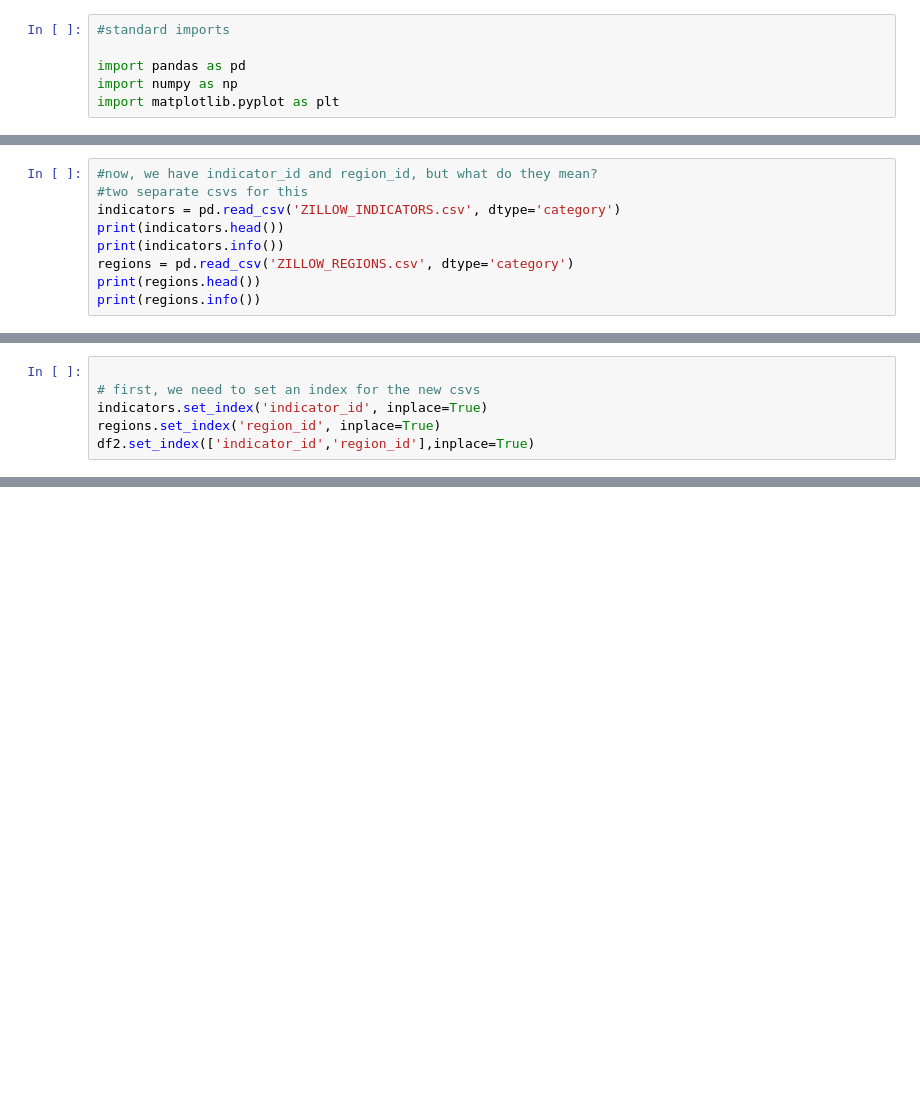
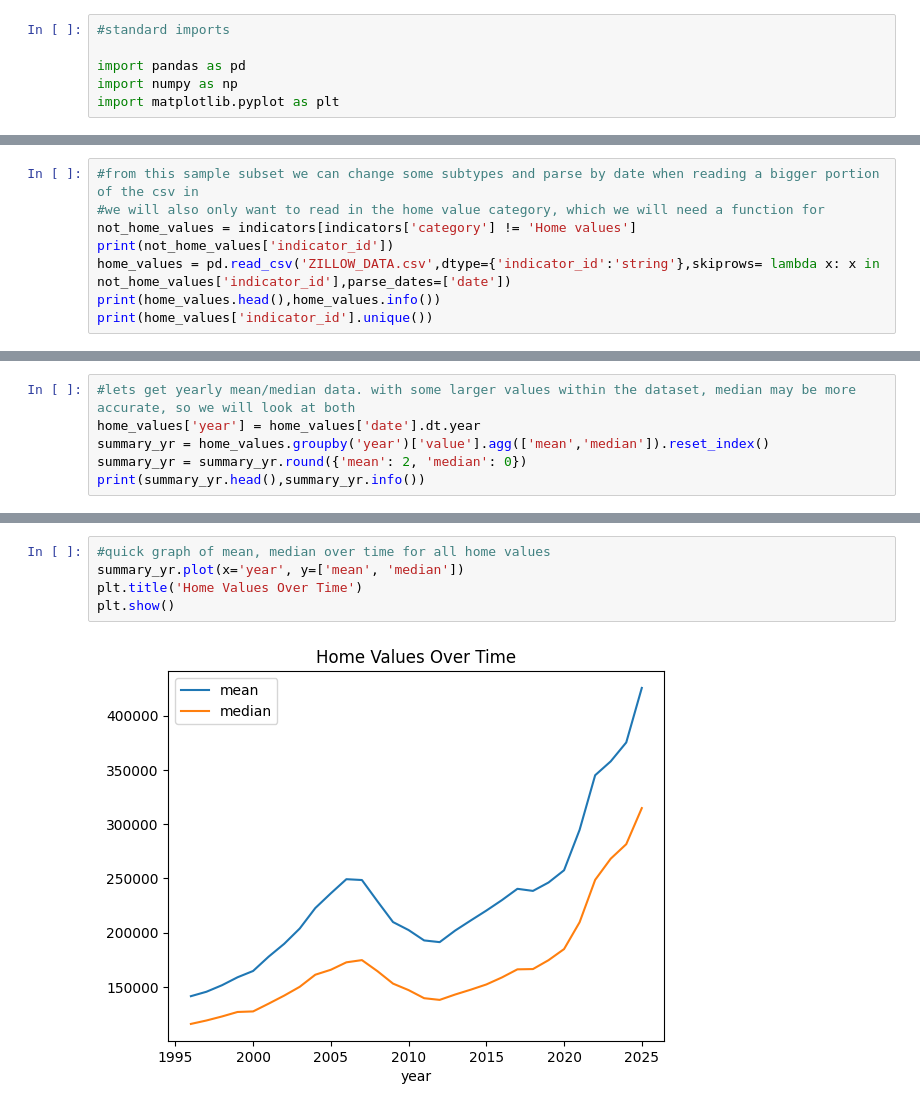
Before and after one commit to catatonicmark/zillow-data, a Jupyter notebook: zillow_data.ipynb, the cells around one changed output, grey strips where cells are left out. Drawn from its saved outputs; the diff is of its cells as text; blank space fills up the shorter version.

```diff
--- a/zillow_data.ipynb
+++ b/zillow_data.ipynb
@@ -90,9 +101,0 @@ dtype: int64
-# %%
-#now, we have indicator_id and region_id, but what do they mean?
-#two separate csvs for this
-indicators = pd.read_csv('ZILLOW_INDICATORS.csv', dtype='category')
-print(indicators.head())
-print(indicators.info())
-regions = pd.read_csv('ZILLOW_REGIONS.csv', dtype='category')
-print(regions.head())
-print(regions.info())
@@ -117,6 +101,0 @@ None
-# %%
-
-# first, we need to set an index for the new csvs
-indicators.set_index('indicator_id', inplace=True)
-regions.set_index('region_id', inplace=True)
-df2.set_index(['indicator_id','region_id'],inplace=True)
@@ -156,0 +102,8 @@ ZATT         3101       ZHVI All Homes- Top Tier Time Series ($)  Home values
+# %%
+#from this sample subset we can change some subtypes and parse by date when reading a bigger portion of the csv in
+#we will also only want to read in the home value category, which we will need a function for
+not_home_values = indicators[indicators['category'] != 'Home values']
+print(not_home_values['indicator_id'])
+home_values = pd.read_csv('ZILLOW_DATA.csv',dtype={'indicator_id':'string'},skiprows= lambda x: x in not_home_values['indicator_id'],parse_dates=['date'])
+print(home_values.head(),home_values.info())
+print(home_values['indicator_id'].unique())
@@ -156,0 +129,6 @@ ZATT         3101       ZHVI All Homes- Top Tier Time Series ($)  Home values
+# %%
+#lets get yearly mean/median data. with some larger values within the dataset, median may be more accurate, so we will look at both
+home_values['year'] = home_values['date'].dt.year
+summary_yr = home_values.groupby('year')['value'].agg(['mean','median']).reset_index()
+summary_yr = summary_yr.round({'mean': 2, 'median': 0})
+print(summary_yr.head(),summary_yr.info())
@@ -156,0 +152,7 @@ ZATT         3101       ZHVI All Homes- Top Tier Time Series ($)  Home values
+# %%
+#quick graph of mean, median over time for all home values
+summary_yr.plot(x='year', y=['mean', 'median'])
+plt.title('Home Values Over Time')
+plt.show()
+# %% [output]
+[figure, added]
```
Also changed, not shown: parts of 14 cells of this notebook.
